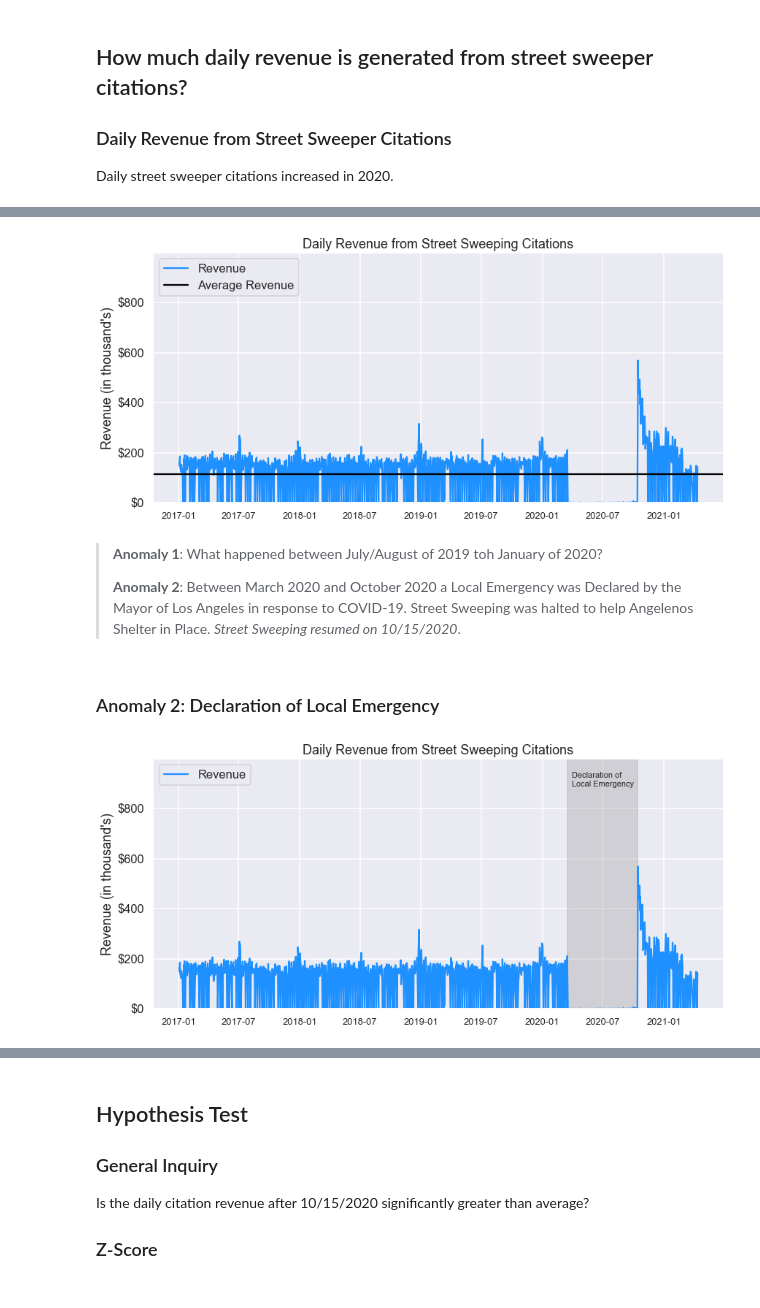
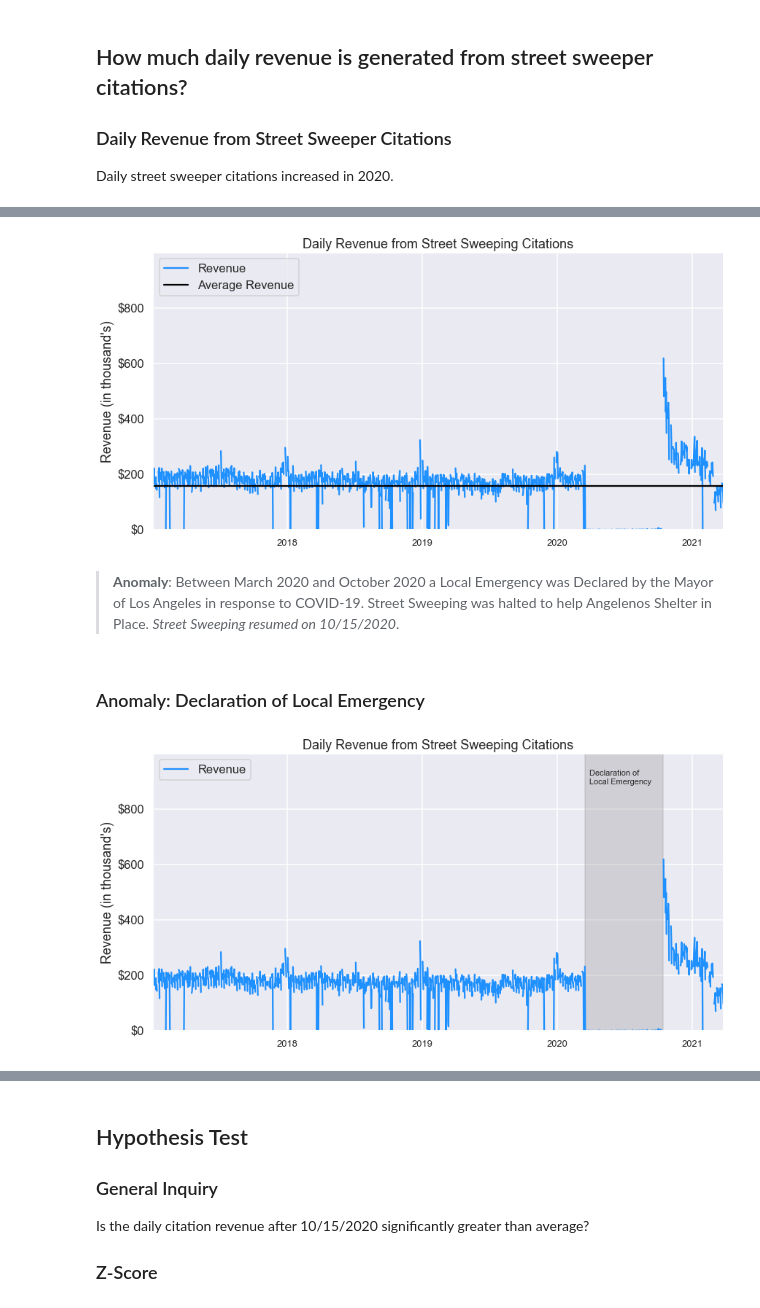
Before and after one commit to Promeos/LADOT-Street-Sweeping-Transition-Pan, a Jupyter notebook: MVP.ipynb, the cells around one changed output, grey strips where cells are left out. Cells and saved outputs as stored; diff of their text form; code cells hidden in the pictures.

```diff
--- a/MVP.ipynb
+++ b/MVP.ipynb
@@ -117,7 +117,7 @@ __Initial findings__
 - Filter data for street sweeping citations only.
 # %%
 # Prepare the data using a function stored in prepare.py
-df_citations = prepare.prep_sweep_data(df)
+df_citations = src.get_sweep_data(prepared=True)
 
 # Display the first two rows
 df_citations.head(2)
@@ -156,3 +156,8 @@ Daily street sweeper citations increased in 2020.
 # Daily street sweeping citation revenue
 daily_revenue = df_citations.groupby('issue_date').fine_amount.sum()
 daily_revenue.index = pd.to_datetime(daily_revenue.index)
+# %%
+df_sweep = src.street_sweep(data=df_citations)
+df_d = src.resample_period(data=df_sweep)
+df_m = src.resample_period(data=df_sweep, period='M')
+df_d.head()
@@ -159,32 +172,30 @@ daily_revenue.index = pd.to_datetime(daily_revenue.index)
 # %%
 sns.set_context('talk')
 
 # Plot daily revenue from street sweeping citations
-daily_revenue.plot(figsize=(14, 7), label='Revenue', color='DodgerBlue')
-plt.axhline(daily_revenue.mean(), color='black', label='Average Revenue')
+df_d.revenue.plot(figsize=(14, 7), label='Revenue', color='DodgerBlue')
+plt.axhline(df_d.revenue.mean(skipna=True), color='black', label='Average Revenue')
 
 plt.title("Daily Revenue from Street Sweeping Citations")
 plt.xlabel('')
 plt.ylabel("Revenue (in thousand's)")
 
 plt.xticks(rotation=0, horizontalalignment='center', fontsize=13)
 plt.yticks(range(0, 1_000_000, 200_000), ['$0', '$200', '$400', '$600', '$800',])
 plt.ylim(0, 1_000_000)
 
 plt.legend(loc=2, framealpha=.8);
 # %% [output]
-[figure, old version]
+[figure, new version]
 # %% [markdown]
-> __Anomaly 1__: What happened between July/August of 2019 toh January of 2020?<br>
->
-> __Anomaly 2__: Between March 2020 and October 2020 a Local Emergency was Declared by the Mayor of Los Angeles in response to COVID-19. Street Sweeping was halted to help Angelenos Shelter in Place. _Street Sweeping resumed on 10/15/2020_.
+> __Anomaly__: Between March 2020 and October 2020 a Local Emergency was Declared by the Mayor of Los Angeles in response to COVID-19. Street Sweeping was halted to help Angelenos Shelter in Place. _Street Sweeping resumed on 10/15/2020_.
 # %% [markdown]
-### Anomaly 2: Declaration of Local Emergency
+### Anomaly: Declaration of Local Emergency
 # %%
 sns.set_context('talk')
 
 # Plot daily revenue from street sweeping citations
-daily_revenue.plot(figsize=(14, 7), label='Revenue', color='DodgerBlue')
+df_d.revenue.plot(figsize=(14, 7), label='Revenue', color='DodgerBlue')
 plt.axvspan('2020-03-16', '2020-10-14', color='grey', alpha=.25)
 plt.text('2020-03-29', 890_000, 'Declaration of\nLocal Emergency', fontsize=11)
 
@@ -199,7 +210,7 @@ plt.ylim(0, 1_000_000)
 
 plt.legend(loc=2, framealpha=.8);
 # %% [output]
-[figure, old version]
+[figure, new version]
 # %%
 sns.set_context('talk')
 
```
Also changed, not shown: parts of 25 cells of this notebook, 4 other files.
